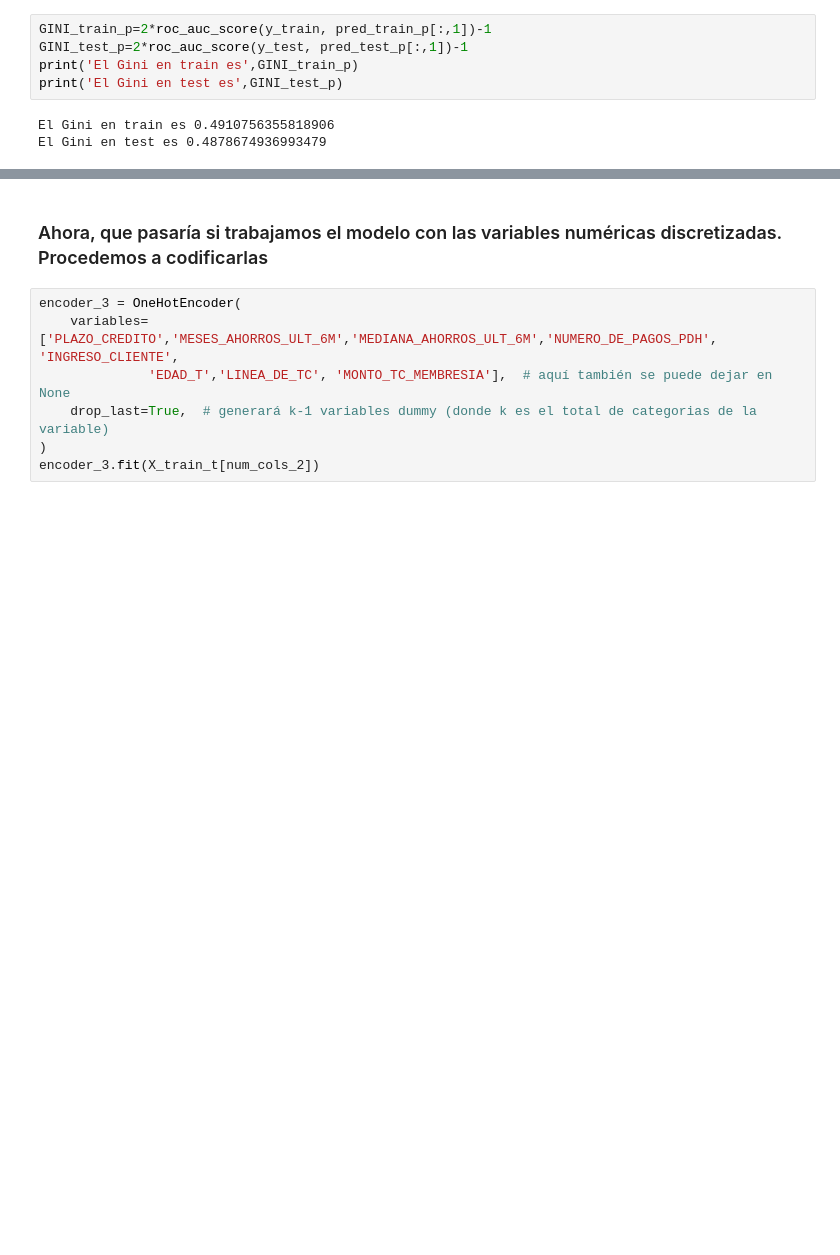
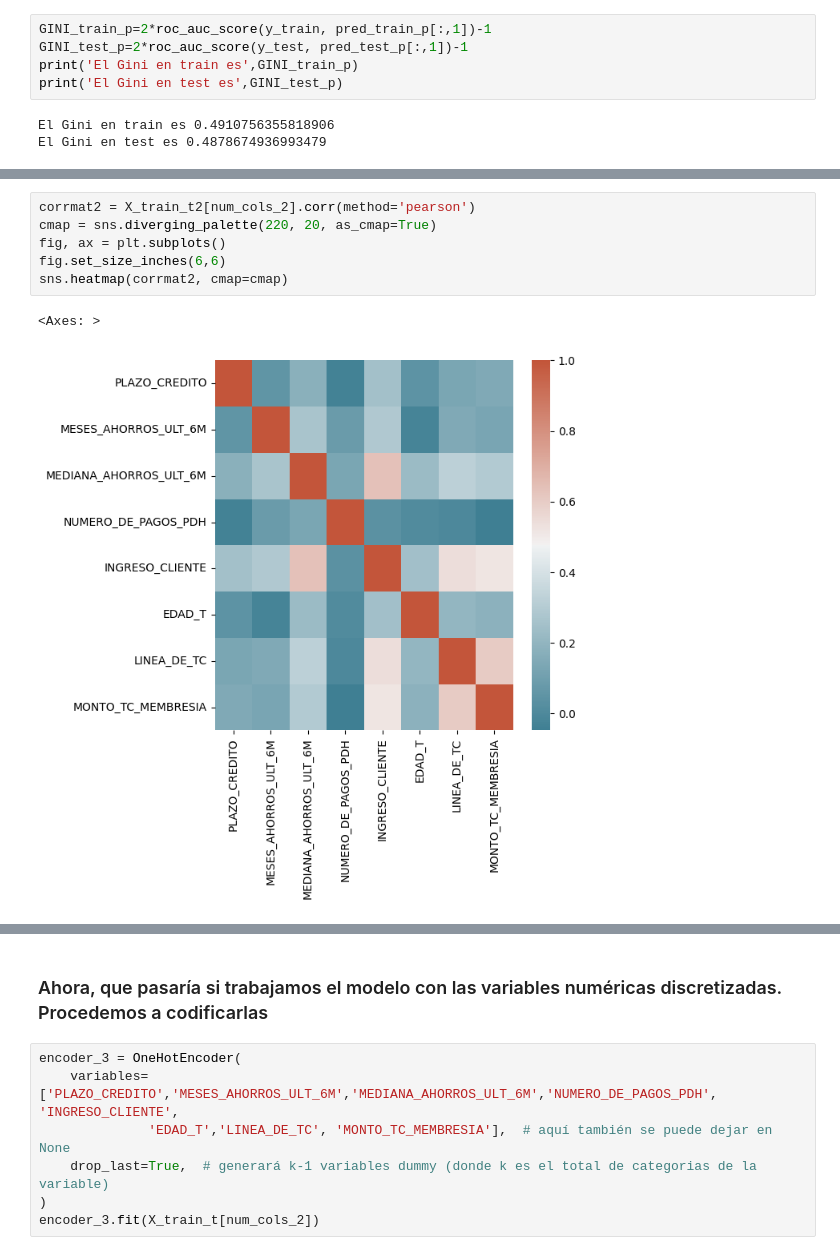
Before and after one commit to jpantojaj/CreditScoring, a Jupyter notebook: Sesión_6_17_Desarrollo_Modelo.ipynb, the cells around one changed output, grey strips where cells are left out. Drawn from its saved outputs; the diff is of its cells as text; blank space fills up the shorter version.

```diff
--- a/Sesión_6_17_Desarrollo_Modelo.ipynb
+++ b/Sesión_6_17_Desarrollo_Modelo.ipynb
@@ -1829,0 +1886,9 @@ El Gini en test es 0.4878674936993479
+# %%
+corrmat2 = X_train_t2[num_cols_2].corr(method='pearson')
+cmap = sns.diverging_palette(220, 20, as_cmap=True)
+fig, ax = plt.subplots()
+fig.set_size_inches(6,6)
+sns.heatmap(corrmat2, cmap=cmap)
+# %% [output]
+<Axes: >
+[figure, added]
```
Also changed, not shown: parts of 41 cells of this notebook.
